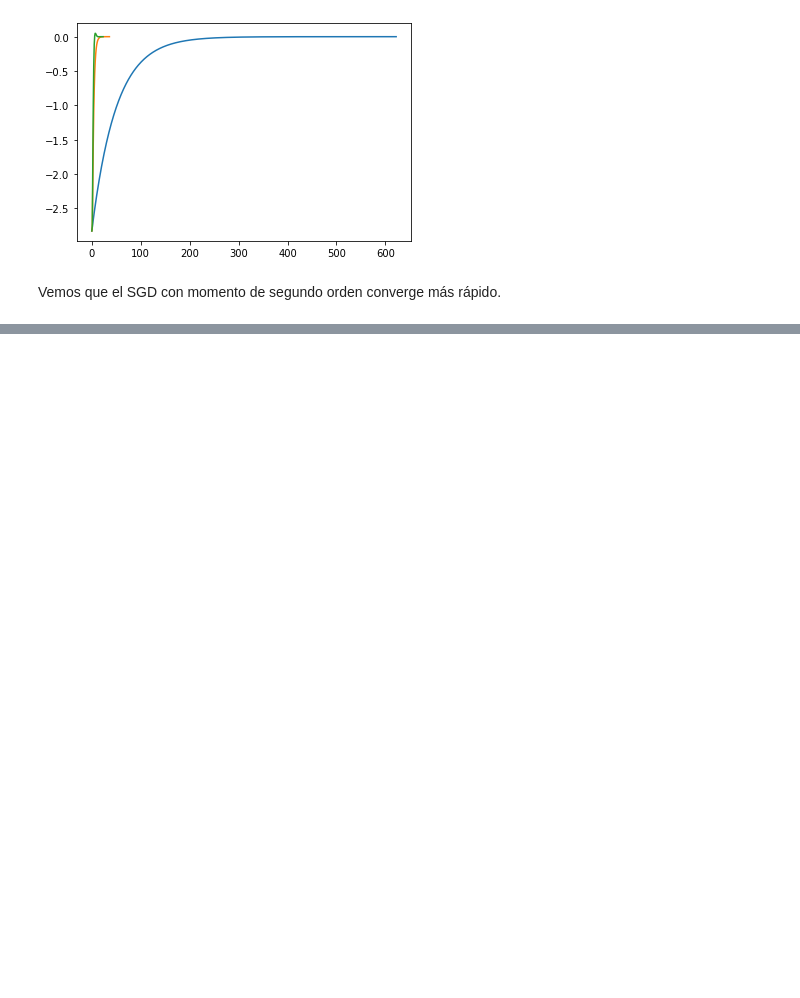
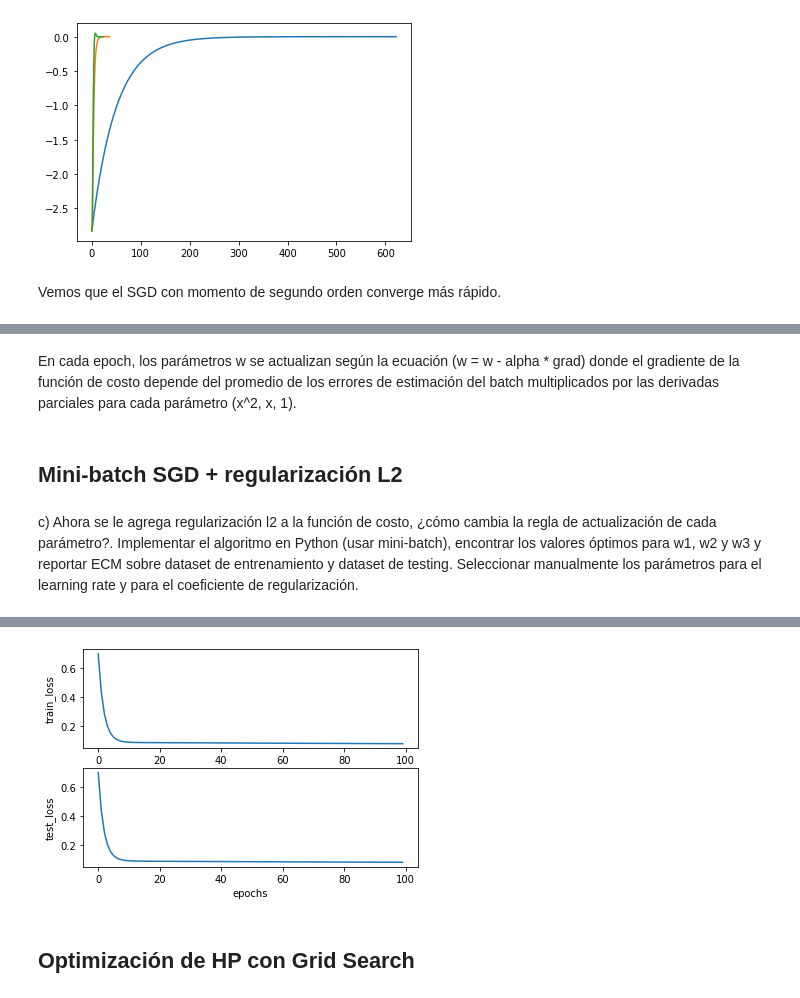
Before and after one commit to franz6ko/deep-learning, a Jupyter notebook: Ejercicios_para_entregar_a_la_mitad_del_cursado.ipynb, the cells around one changed output, grey strips where cells are left out. Saved outputs shown, nothing was run; the diff lists cells and outputs as text; code cells hidden in the pictures; blank space fills up the shorter version.

```diff
--- a/Ejercicios_para_entregar_a_la_mitad_del_cursado.ipynb
+++ b/Ejercicios_para_entregar_a_la_mitad_del_cursado.ipynb
@@ -178,0 +384,72 @@ Vemos que el SGD con momento de segundo orden converge más rápido.
+# %% [markdown]
+En cada epoch, los parámetros w se actualizan según la ecuación (w = w - alpha * grad) donde el gradiente de la función de costo depende del promedio de los errores de estimación del batch multiplicados por las derivadas parciales para cada parámetro (x^2, x, 1).
+# %% [markdown]
+## Mini-batch SGD + regularización L2
+# %% [markdown]
+c)  Ahora se le agrega regularización l2 a la función de costo, ¿cómo cambia la
+regla de actualización de cada parámetro?. Implementar el algoritmo en
+Python (usar mini-batch), encontrar los valores óptimos para w1, w2 y w3 y
+reportar ECM sobre dataset de entrenamiento y dataset de testing.
+Seleccionar manualmente los parámetros para el learning rate y para el
+coeficiente de regularización.
+# %%
+alpha = 0.001
+lbd = 0.03
+epochs = 100
+n_batches = 100
+n_samples = x_train.shape[0]
+
+w = np.random.rand(3)
+
+train_loss_hist = []
+test_loss_hist = []
+
+x_test_vec = np.vstack((x_test**2, x_test, x_test*0+1))
+
+for epoch in range(epochs):
+    # Shuffle samples and create batches
+    batch_size = int(n_samples / n_batches)
+    idx = np.random.permutation(n_samples)
+    x_sh = x_train[idx]
+    y_sh = y_train[idx]
+
+    train_loss = np.zeros(n_batches)
+    test_loss = np.zeros(n_batches)
+
+    for i in range(n_batches):
+        bx = x_sh[i * batch_size:(i + 1) * batch_size]
+        by = y_sh[i * batch_size:(i + 1) * batch_size]
+
+        bx_vec =  np.vstack((bx**2, bx, bx*0+1))
+
+        # Forward
+        yp = w @ bx_vec
+        yp_test = w @ x_test_vec
+
+        # Errors
+        e = by - yp
+        train_loss[i] = (e**2).mean()
+
+        e_test = (y_test - yp_test)
+        test_loss[i] = (e_test**2).mean()
+
+        # Backward
+        grad = -2 * np.mean(e * bx_vec, axis=1)
+
+        # Weights update
+        w = (1 - lbd * alpha / batch_size) * w - alpha * grad
+
+    train_loss_hist.append(train_loss.mean())
+    test_loss_hist.append(test_loss.mean())
+
+fig, axs = plt.subplots(2)
+axs[0].plot(train_loss_hist)
+axs[0].set_xlabel('epochs')
+axs[0].set_ylabel('train_loss')
+axs[1].plot(test_loss_hist)
+axs[1].set_xlabel('epochs')
+axs[1].set_ylabel('test_loss')
+
+print("Final train loss: " + str(train_loss_hist[-1]))
+print("Final test loss: " + str(test_loss_hist[-1]))
+# %% [output]
@@ -178,0 +458,3 @@ Vemos que el SGD con momento de segundo orden converge más rápido.
+[figure, added]
+# %% [markdown]
+## Optimización de HP con Grid Search
```
Also changed, not shown: parts of 56 cells of this notebook.
